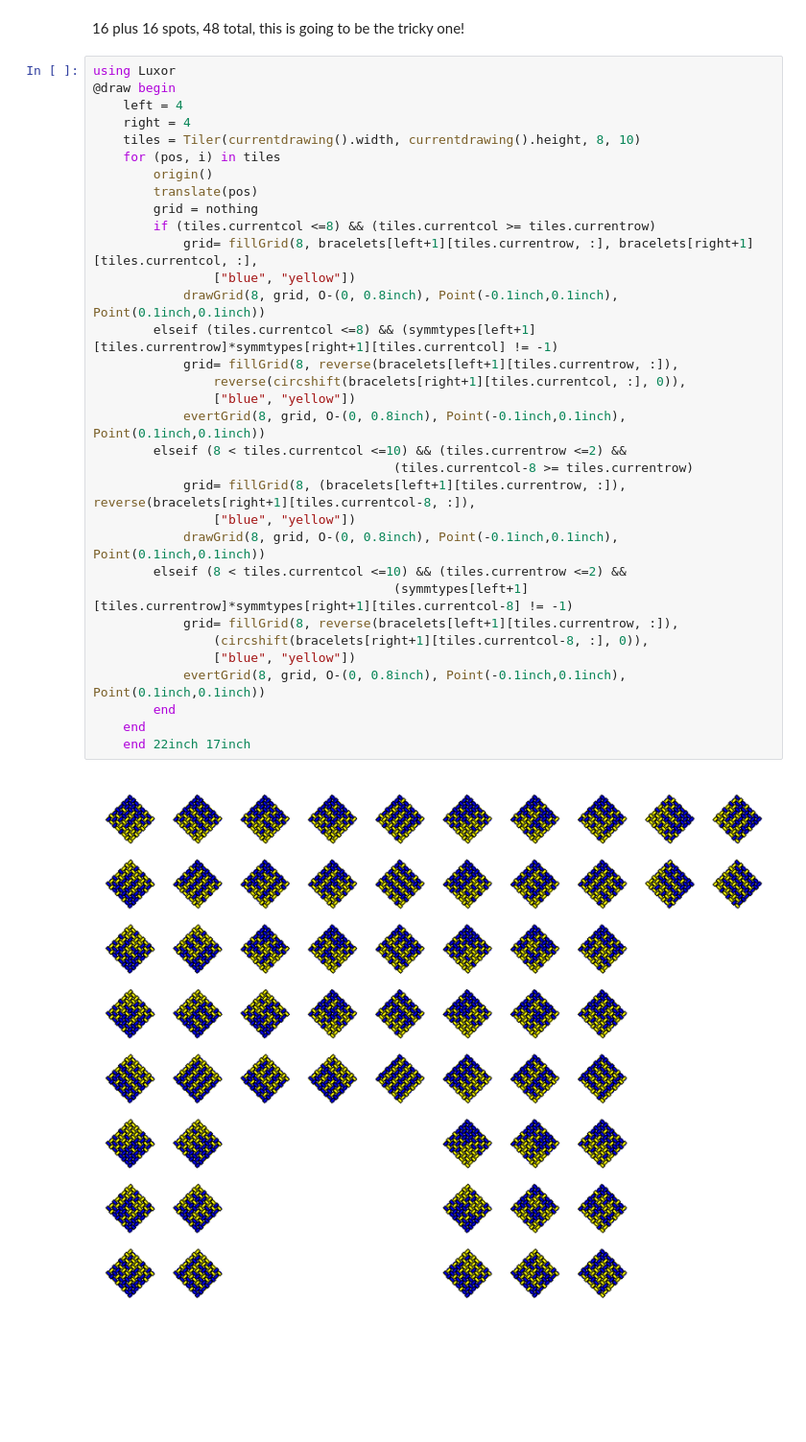
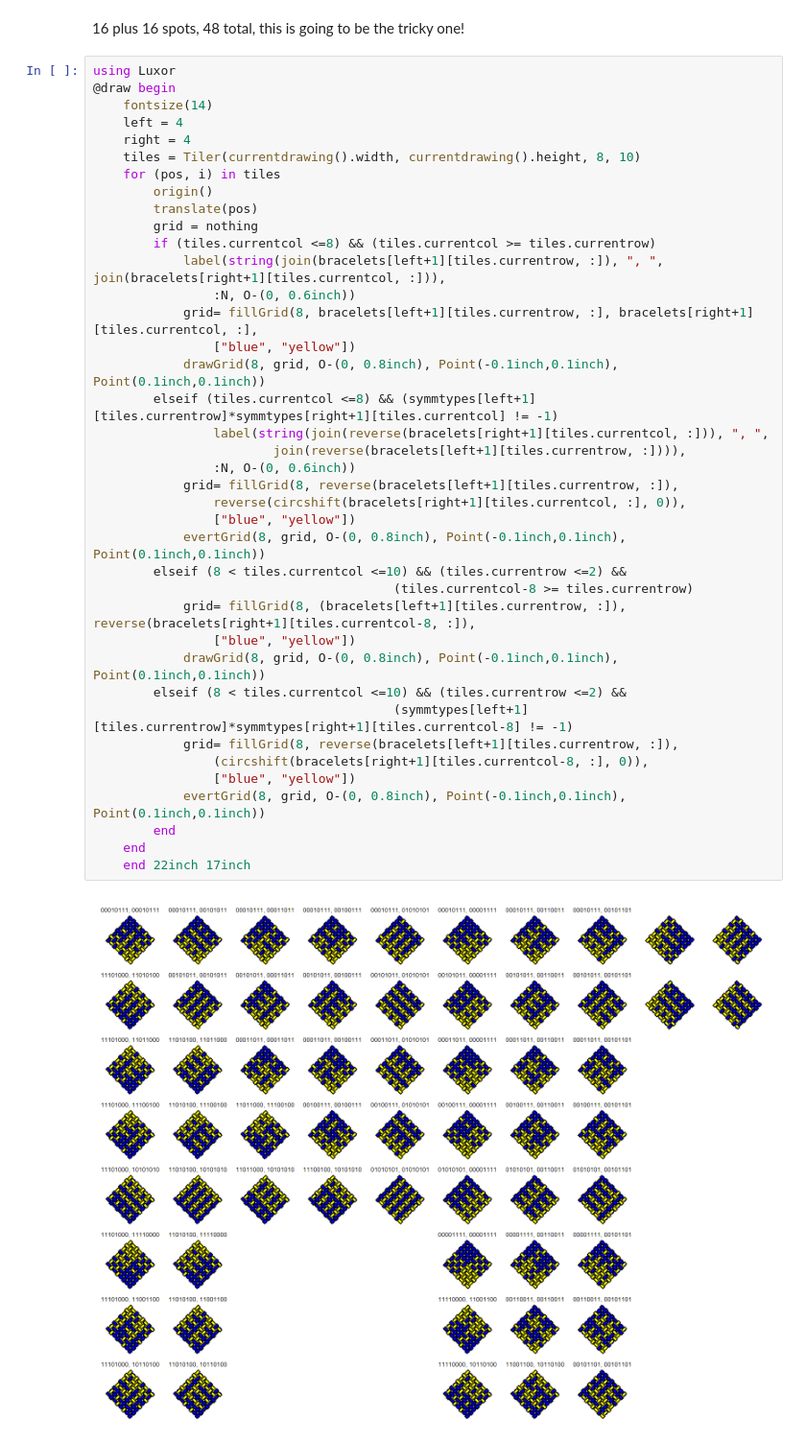
Before and after one commit to joshuarbholden/kumihimo, a Jupyter notebook: naiki_draw.ipynb, the cells around one changed output. Shown at 96% size. Drawn from its saved outputs; the diff is of its cells as text; blank space fills up the shorter version.

```diff
--- a/naiki_draw.ipynb
+++ b/naiki_draw.ipynb
@@ -587,35 +587,41 @@ using Luxor
 # %%
 using Luxor
 @draw begin
+    fontsize(14)
     left = 4
     right = 4
     tiles = Tiler(currentdrawing().width, currentdrawing().height, 8, 10)
     for (pos, i) in tiles
         origin()
         translate(pos)
         grid = nothing
         if (tiles.currentcol <=8) && (tiles.currentcol >= tiles.currentrow)
+            label(string(join(bracelets[left+1][tiles.currentrow, :]), ", ", join(bracelets[right+1][tiles.currentcol, :])),
+                :N, O-(0, 0.6inch))
             grid= fillGrid(8, bracelets[left+1][tiles.currentrow, :], bracelets[right+1][tiles.currentcol, :],
                 ["blue", "yellow"])
             drawGrid(8, grid, O-(0, 0.8inch), Point(-0.1inch,0.1inch), Point(0.1inch,0.1inch))
         elseif (tiles.currentcol <=8) && (symmtypes[left+1][tiles.currentrow]*symmtypes[right+1][tiles.currentcol] != -1)
+                label(string(join(reverse(bracelets[right+1][tiles.currentcol, :])), ", ",
+                        join(reverse(bracelets[left+1][tiles.currentrow, :]))),
+                :N, O-(0, 0.6inch))
             grid= fillGrid(8, reverse(bracelets[left+1][tiles.currentrow, :]),
                 reverse(circshift(bracelets[right+1][tiles.currentcol, :], 0)),
                 ["blue", "yellow"])
             evertGrid(8, grid, O-(0, 0.8inch), Point(-0.1inch,0.1inch), Point(0.1inch,0.1inch))
         elseif (8 < tiles.currentcol <=10) && (tiles.currentrow <=2) &&
                                         (tiles.currentcol-8 >= tiles.currentrow)
             grid= fillGrid(8, (bracelets[left+1][tiles.currentrow, :]), reverse(bracelets[right+1][tiles.currentcol-8, :]),
                 ["blue", "yellow"])
             drawGrid(8, grid, O-(0, 0.8inch), Point(-0.1inch,0.1inch), Point(0.1inch,0.1inch))
         elseif (8 < tiles.currentcol <=10) && (tiles.currentrow <=2) &&
                                         (symmtypes[left+1][tiles.currentrow]*symmtypes[right+1][tiles.currentcol-8] != -1)
             grid= fillGrid(8, reverse(bracelets[left+1][tiles.currentrow, :]),
                 (circshift(bracelets[right+1][tiles.currentcol-8, :], 0)),
                 ["blue", "yellow"])
             evertGrid(8, grid, O-(0, 0.8inch), Point(-0.1inch,0.1inch), Point(0.1inch,0.1inch))
         end
     end
     end 22inch 17inch
 # %% [output]
-[figure, old version]
+[figure, new version]
```
Also changed, not shown: parts of 2 cells of this notebook, 5 other files.
